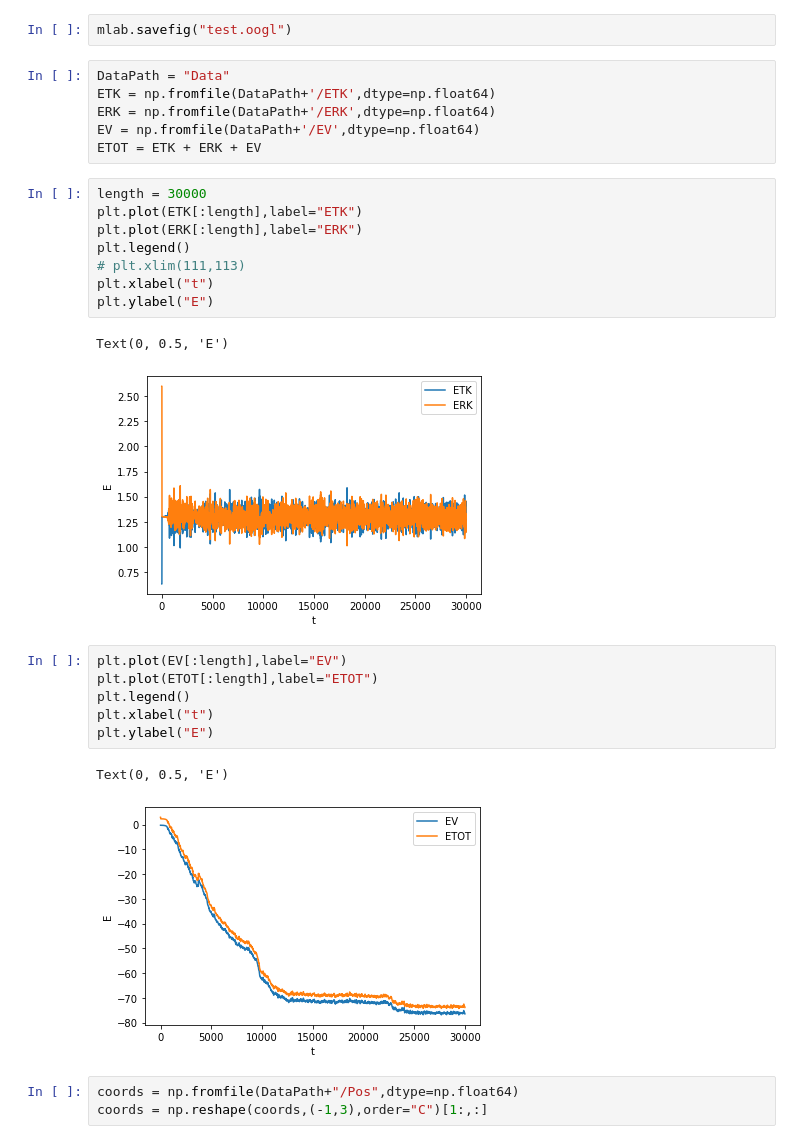
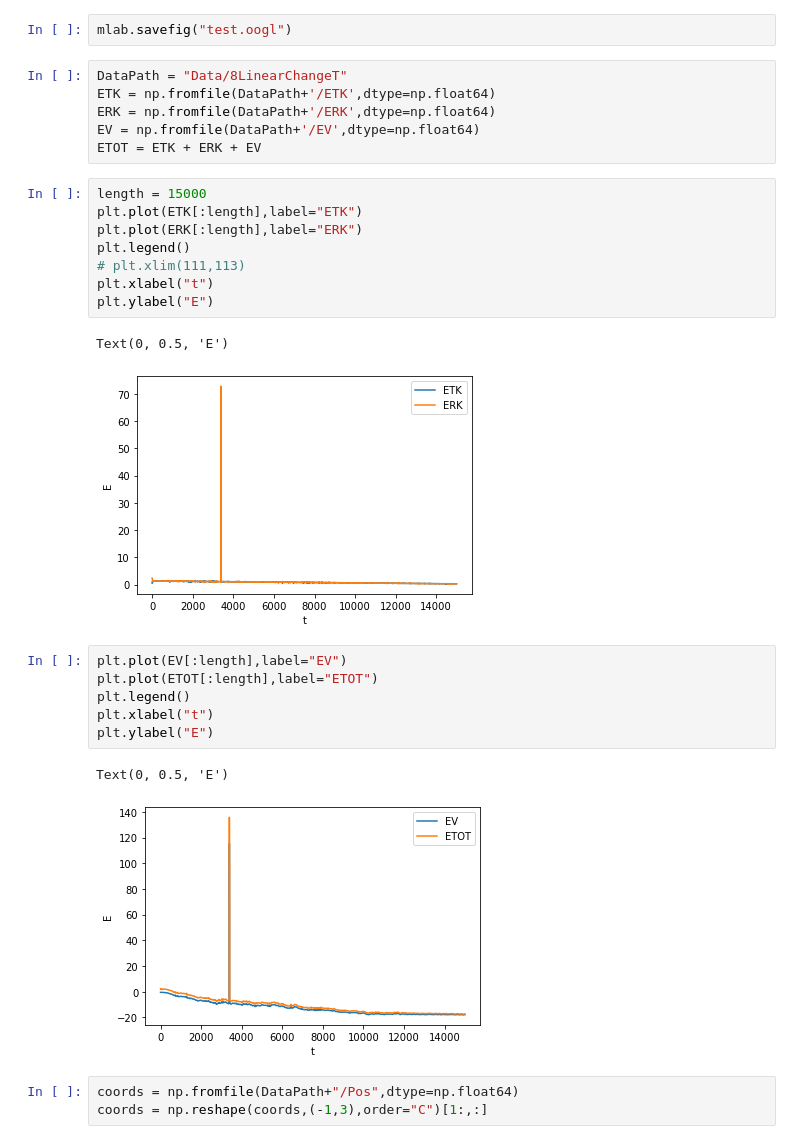
Before and after one commit to taaatang/Diamondoid, a Jupyter notebook: MolecularDynamics.ipynb, the cells around one changed output. Cells and saved outputs as stored; diff of their text form.

```diff
--- a/MolecularDynamics.ipynb
+++ b/MolecularDynamics.ipynb
@@ -33,22 +33,22 @@ points3d(AdamantaneCoords[:,0], AdamantaneCoords[:,1], \
 # %%
 mlab.savefig("test.oogl")
 # %%
-DataPath = "Data"
+DataPath = "Data/8LinearChangeT"
 ETK = np.fromfile(DataPath+'/ETK',dtype=np.float64)
 ERK = np.fromfile(DataPath+'/ERK',dtype=np.float64)
 EV = np.fromfile(DataPath+'/EV',dtype=np.float64)
 ETOT = ETK + ERK + EV
 # %%
-length = 30000
+length = 15000
 plt.plot(ETK[:length],label="ETK")
 plt.plot(ERK[:length],label="ERK")
 plt.legend()
 # plt.xlim(111,113)
 plt.xlabel("t")
 plt.ylabel("E")
 # %% [output]
 Text(0, 0.5, 'E')
-[figure, old version]
+[figure, new version]
 # %%
 plt.plot(EV[:length],label="EV")
 plt.plot(ETOT[:length],label="ETOT")
@@ -57,7 +57,7 @@ plt.xlabel("t")
 plt.ylabel("E")
 # %% [output]
 Text(0, 0.5, 'E')
-[figure, old version]
+[figure, new version]
 # %%
 coords = np.fromfile(DataPath+"/Pos",dtype=np.float64)
 coords = np.reshape(coords,(-1,3),order="C")[1:,:]
```
Also changed, not shown: parts of 6 cells of this notebook.
